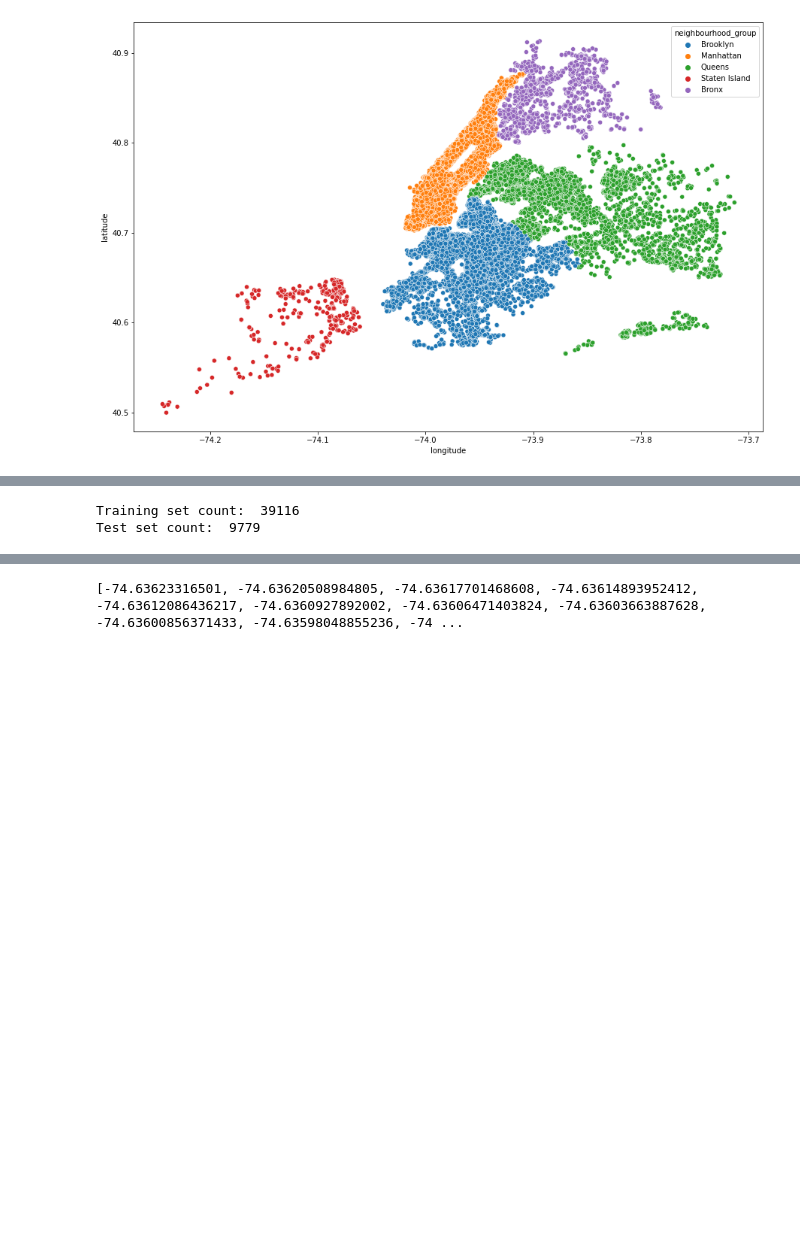
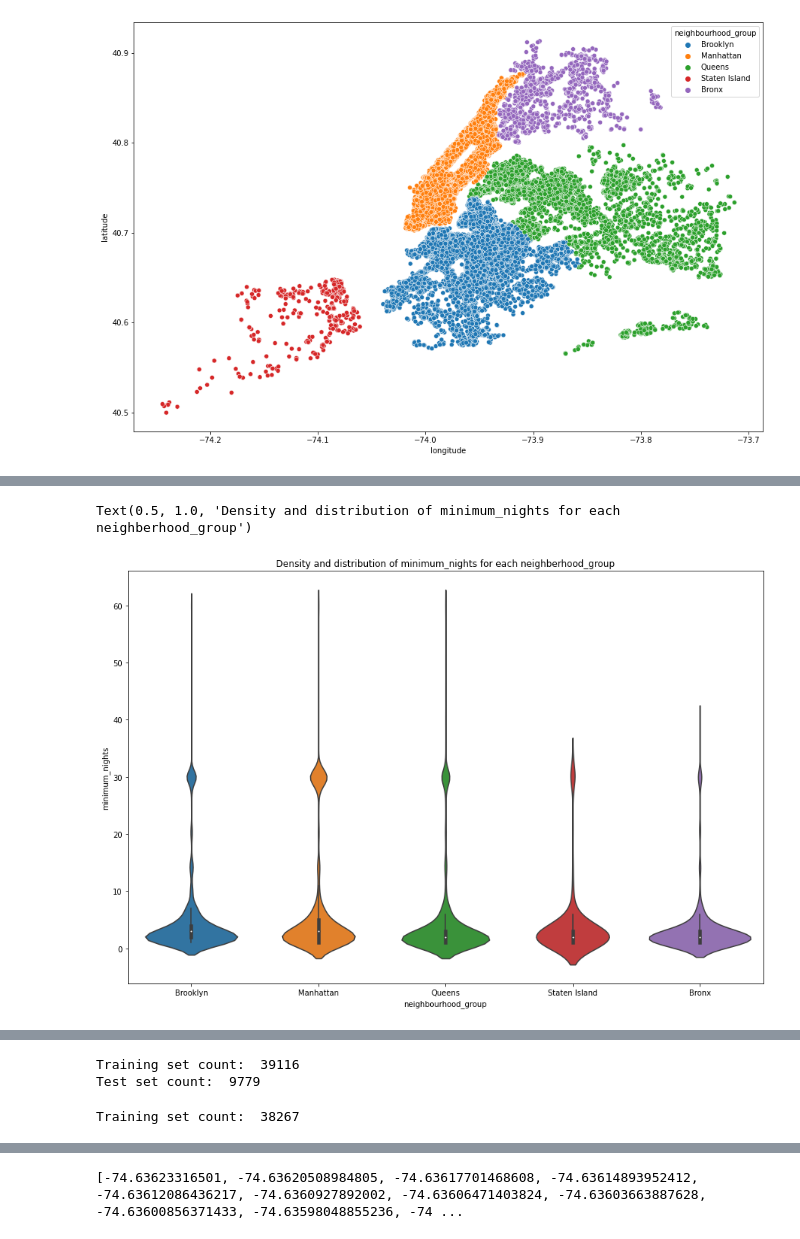
Before and after one commit to jeyakumarvs/datascience, a Jupyter notebook: airbnb_price_prediction.ipynb, the cells around one changed output, grey strips where cells are left out. Cells and saved outputs as stored; diff of their text form; code cells hidden in the pictures; blank space fills up the shorter version.

```diff
--- a/airbnb_price_prediction.ipynb
+++ b/airbnb_price_prediction.ipynb
@@ -144,3 +158,13 @@ sb.scatterplot(data=data, x=data.longitude, y=data.latitude, hue=data.neighbourh
+# %%
+#creating a sub-dataframe with no extreme values
+sub_ab2=data[data.minimum_nights <= 60]
+#using violinplot to showcase density and distribtuion of prices
+plt.figure(figsize=(15,10))
+viz_3=sb.violinplot(data=sub_ab2, x='neighbourhood_group', y='minimum_nights')
+viz_3.set_title('Density and distribution of minimum_nights for each neighberhood_group')
+# %% [output]
+Text(0.5, 1.0, 'Density and distribution of minimum_nights for each neighberhood_group')
+[figure, added]
 # %%
 #1 hot encoding is one of the technique for convert the categorical variables into numeric variables
 #Per my learning, there two ways to implement
@@ -211,0 +240,5 @@ Test set count:  9779
+# %%
+print("Training set count: ", len(tr_data))
+#below count confirm that the outliers got removed
+# %% [output]
+Training set count:  38267
```
Also changed, not shown: parts of 16 cells of this notebook.
